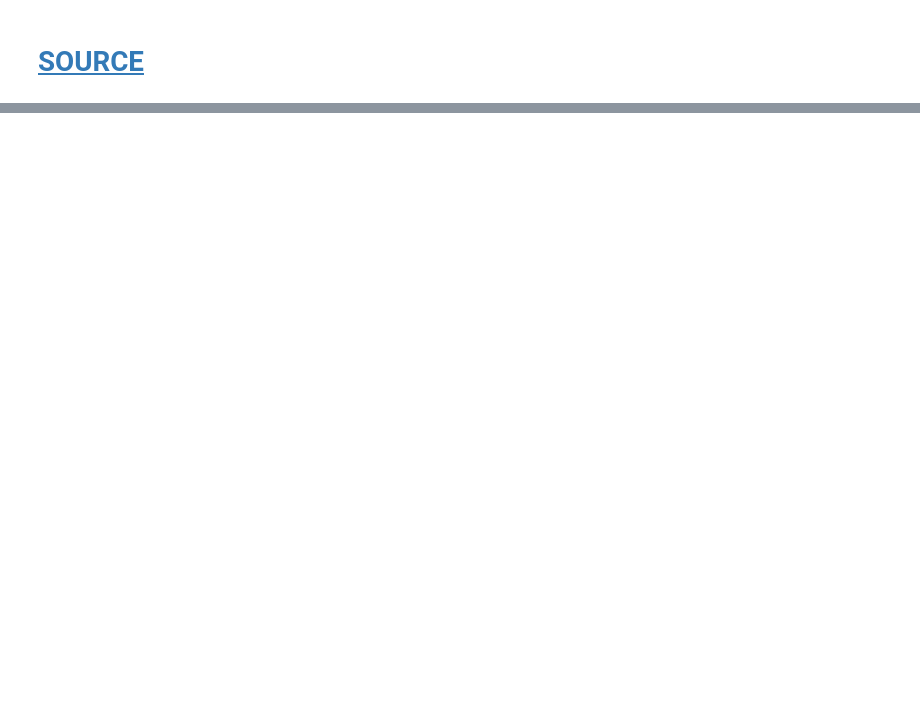
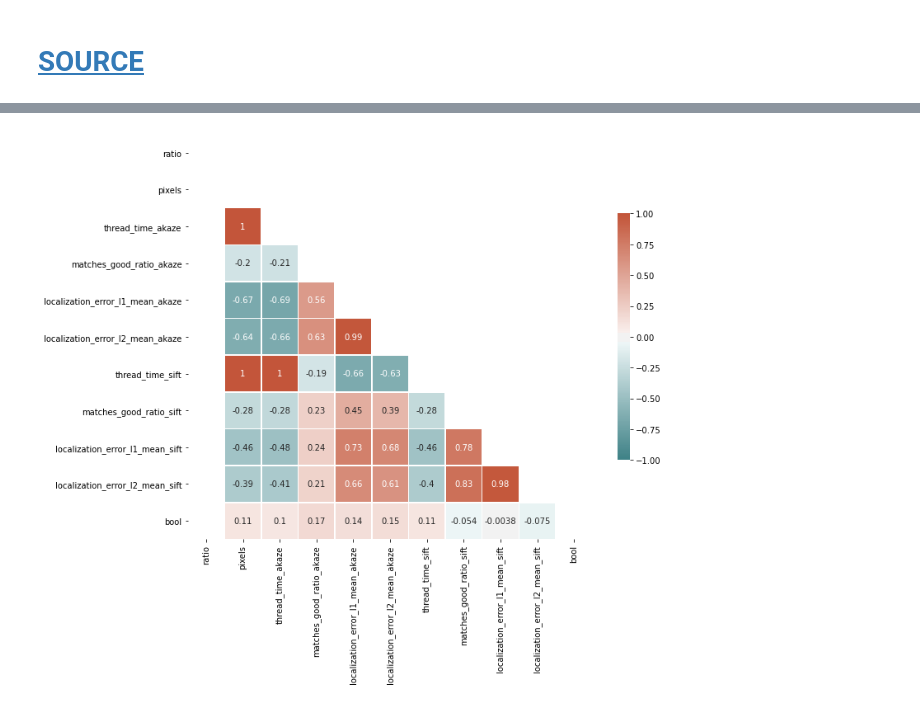
Before and after one commit to bateikoEd/object_recognition, a Jupyter notebook: Lab3/Untitled.ipynb, the cells around one changed output, grey strips where cells are left out. Drawn from its saved outputs; the diff is of its cells as text; code cells hidden in the pictures; blank space fills up the shorter version.

```diff
--- a/Lab3/Untitled.ipynb
+++ b/Lab3/Untitled.ipynb
@@ -74,0 +18,6 @@ len(f)
+# %%
+metrices_akaze.image_name = list(map(lambda x: x[:-4], metrices_akaze.image_name))
+metrices_sift.image_name = list(map(lambda x: x[:-4], metrices_sift.image_name))
+
+metrices_sift = metrices_sift.drop(['ratio', 'pixels'], axis=1)
+df_labels_lintroller = df_labels_lintroller.rename(columns={'Name': 'image_name'})
@@ -74,0 +41,3 @@ len(f)
+# %%
+train_without_labels = pd.merge(metrices_akaze, metrices_sift, on='image_name')
+train_without_labels.head()
@@ -74,0 +51,3 @@ len(f)
+# %%
+train_with_labels = pd.merge(train_without_labels, df_labels_lintroller, on='image_name')
+train_with_labels.head()
@@ -74,0 +61,18 @@ len(f)
+# %%
+train_with_labels = train_with_labels.drop(['image_name'], axis=1)
+# %%
+correlation = train_with_labels.corr()
+
+features_counts = len(train_with_labels.columns)
+
+mask = np.zeros_like(correlation, dtype=np.bool)
+mask[np.triu_indices_from(mask)] = True
+
+f, ax = plt.subplots(figsize=(features_counts, features_counts))
+
+cmap = sns.diverging_palette(200, 20, as_cmap=True)
+sns.heatmap(correlation, mask=mask, cmap=cmap, vmax=1, vmin=-1, center=0, square=True, linewidths=.5,cbar_kws={'shrink': .5}, annot=True)
+
+plt.show()
+# %% [output]
+[figure, added]
```
Also changed, not shown: parts of 31 cells of this notebook, 5 other files.
